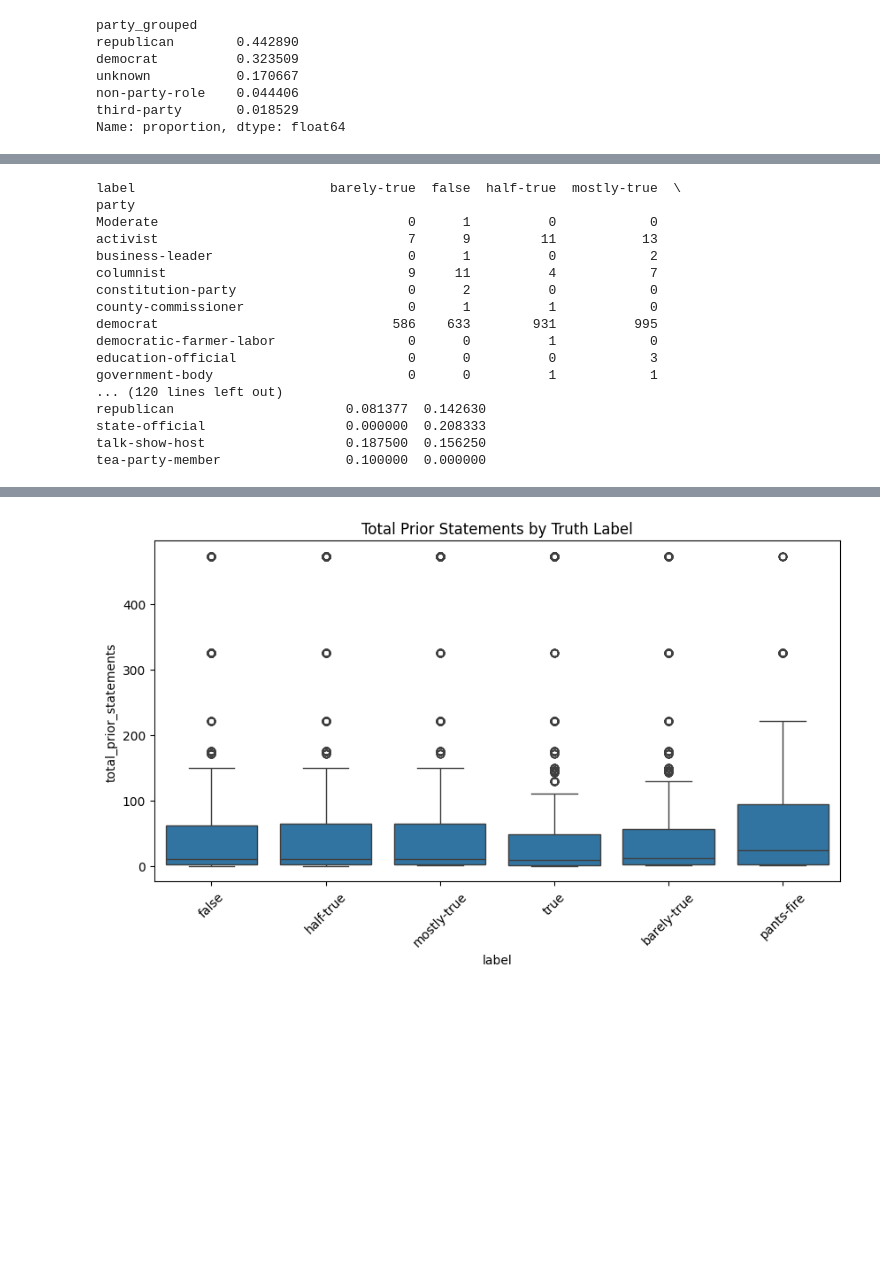
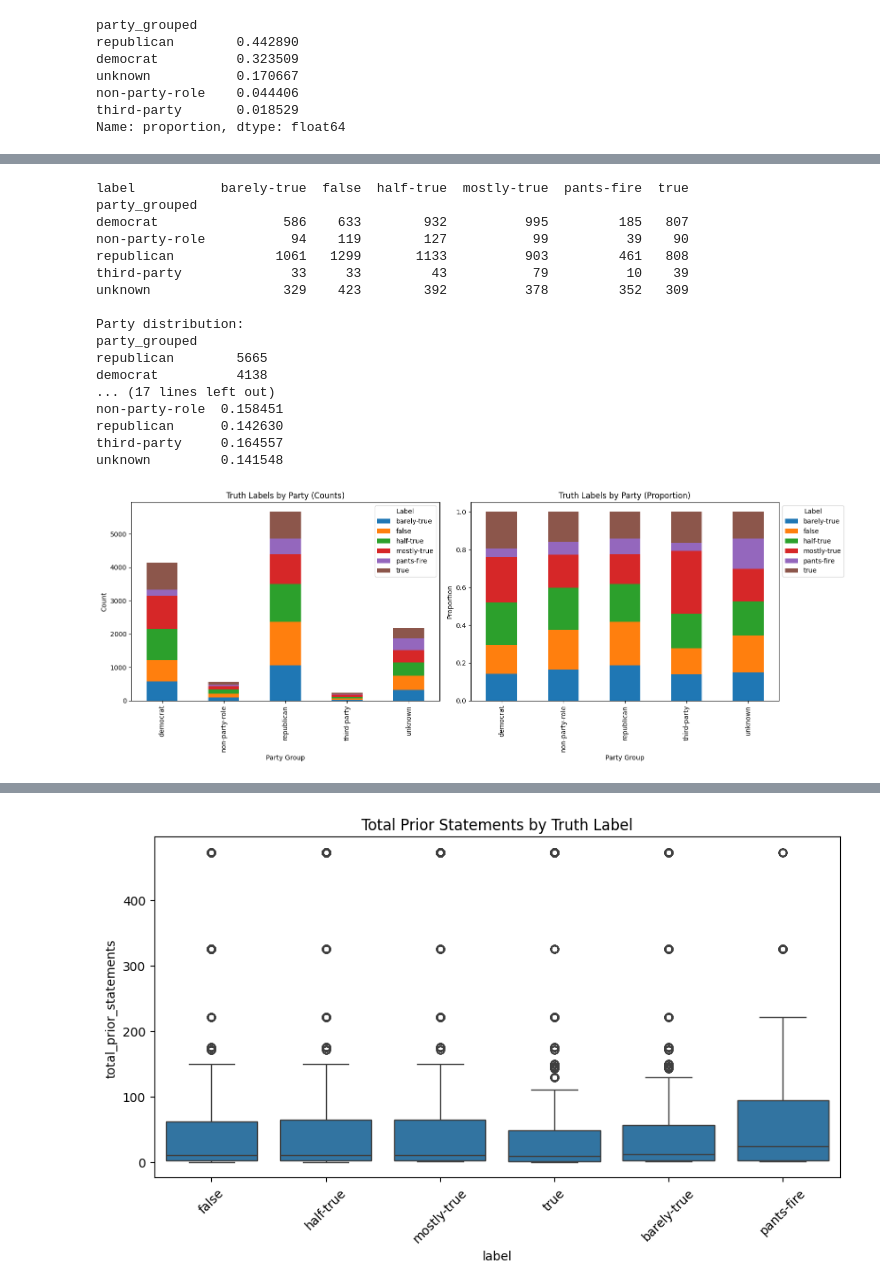
Before and after one commit to vmbobato/LIAR-Data-Mining, a Jupyter notebook: notebooks/liar_eda.ipynb, the cells around one changed output, grey strips where cells are left out. Drawn from its saved outputs; the diff is of its cells as text; code cells hidden in the pictures; blank space fills up the shorter version.

```diff
--- a/notebooks/liar_eda.ipynb
+++ b/notebooks/liar_eda.ipynb
@@ -243,27 +425,48 @@ Unique states: 84
 # %%
-party_label = pd.crosstab(df["party"], df["label"])
-print(party_label)
+print(pd.crosstab(df["party_grouped"], df["label"]))
 
 print("\nParty distribution:")
-print(df["party"].value_counts())
+print(df["party_grouped"].value_counts())
 
 print("\nParty vs label (row-normalized):")
-print(pd.crosstab(df["party"], df["label"], normalize="index"))
+print(pd.crosstab(df["party_grouped"], df["label"], normalize="index"))
 # %% [output]
-label                         barely-true  false  half-true  mostly-true  \
-party
-Moderate                                0      1          0            0
-activist                                7      9         11           13
-business-leader                         0      1          0            2
-columnist                               9     11          4            7
-constitution-party                      0      2          0            0
-county-commissioner                     0      1          1            0
-democrat                              586    633        931          995
-democratic-farmer-labor                 0      0          1            0
-education-official                      0      0          0            3
-government-body                         0      0          1            1
-... (120 lines left out)
-republican                      0.081377  0.142630
-state-official                  0.000000  0.208333
-talk-show-host                  0.187500  0.156250
-tea-party-member                0.100000  0.000000
+label           barely-true  false  half-true  mostly-true  pants-fire  true
+party_grouped
+democrat                586    633        932          995         185   807
+non-party-role           94    119        127           99          39    90
+republican             1061   1299       1133          903         461   808
+third-party              33     33         43           79          10    39
+unknown                 329    423        392          378         352   309
+
+Party distribution:
+party_grouped
+republican        5665
+democrat          4138
+... (17 lines left out)
+non-party-role  0.158451
+republican      0.142630
+third-party     0.164557
+unknown         0.141548
+# %%
+ct_counts = pd.crosstab(df["party_grouped"], df["label"])
+ct_norm = pd.crosstab(df["party_grouped"], df["label"], normalize="index")
+
+fig, axes = plt.subplots(1, 2, figsize=(16,6))
+
+ct_counts.plot(kind="bar", stacked=True, ax=axes[0])
+axes[0].set_title("Truth Labels by Party (Counts)")
+axes[0].set_ylabel("Count")
+axes[0].set_xlabel("Party Group")
+axes[0].legend(title="Label")
+
+ct_norm.plot(kind="bar", stacked=True, ax=axes[1])
+axes[1].set_title("Truth Labels by Party (Proportion)")
+axes[1].set_ylabel("Proportion")
+axes[1].set_xlabel("Party Group")
+axes[1].legend(title="Label", bbox_to_anchor=(1, 1))
+
+plt.tight_layout()
+plt.show()
+# %% [output]
+[figure, added]
```
Also changed, not shown: parts of 70 cells of this notebook, 2 other files.
